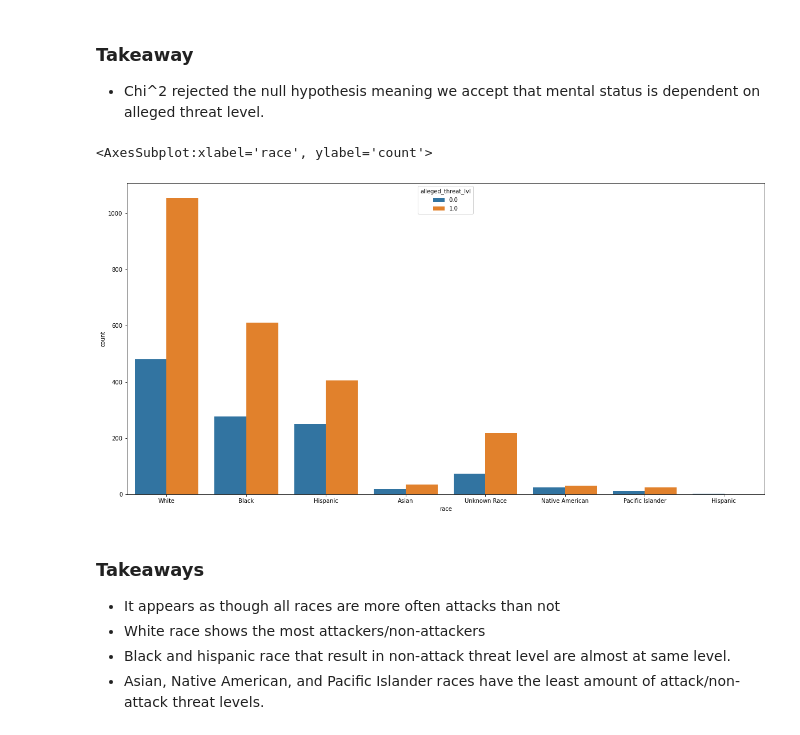
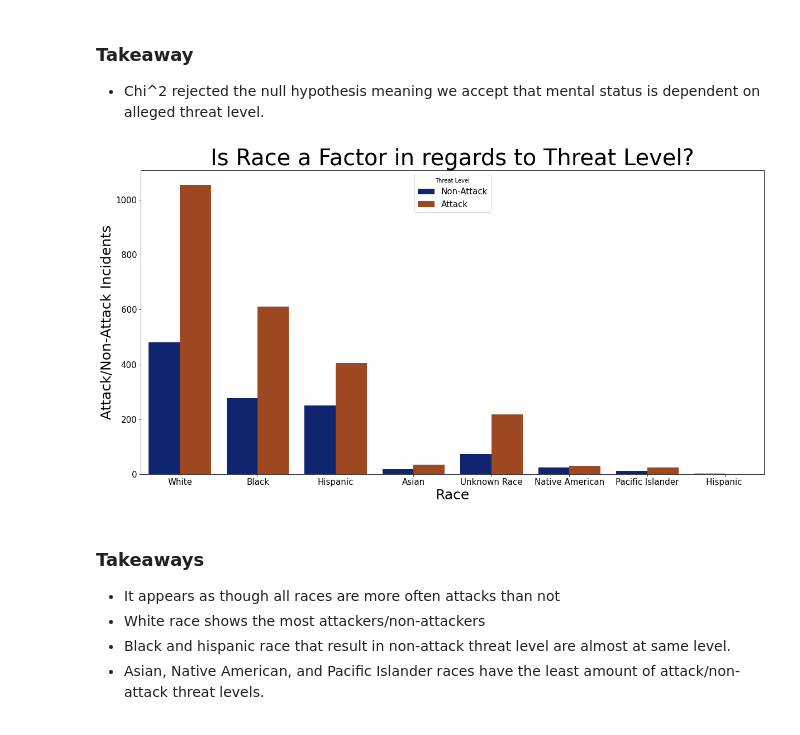
Before and after one commit to MG-Squared/americas_blues, a Jupyter notebook: explore-alicia.ipynb, the cells around one changed output. Saved outputs shown, nothing was run; the diff lists cells and outputs as text; code cells hidden in the pictures.

```diff
--- a/explore-alicia.ipynb
+++ b/explore-alicia.ipynb
@@ -249,13 +246,22 @@ Because the p-value: 0.0467 is less than alpha: 0.05, we can reject the null hyp
 # %% [markdown]
 ### Takeaway
 - Chi^2 rejected the null hypothesis meaning we accept that mental status is dependent on alleged threat level.
-# %%
-#visualize race vs alleged threat level
-plt.figure(figsize=(20, 10))
-sns.countplot(data=train, x='race', hue='alleged_threat_lvl')
-# %% [output]
-<AxesSubplot:xlabel='race', ylabel='count'>
-[figure, removed]
+# %%
+#visualize race vs alleged threat level
+plt.figure(figsize=(20, 10))
+ax = sns.countplot(data=train, x='race', hue='alleged_threat_lvl', palette = 'dark')
+
+legend_labels, _= ax.get_legend_handles_labels()
+ax.legend(legend_labels, ['Non-Attack','Attack'],
+          title='Threat Level', fontsize=15)
+
+plt.title('Is Race a Factor in regards to Threat Level?', fontsize = 40)
+plt.xlabel('Race', fontsize = 25)
+plt.ylabel('Attack/Non-Attack Incidents', fontsize = 25)
+ax.tick_params(labelsize=15)
+plt.show()
+# %% [output]
+[figure, added]
 # %% [markdown]
 ### Takeaways
 - It appears as though all races are more often attacks than not
```
Also changed, not shown: parts of 7 cells of this notebook.
